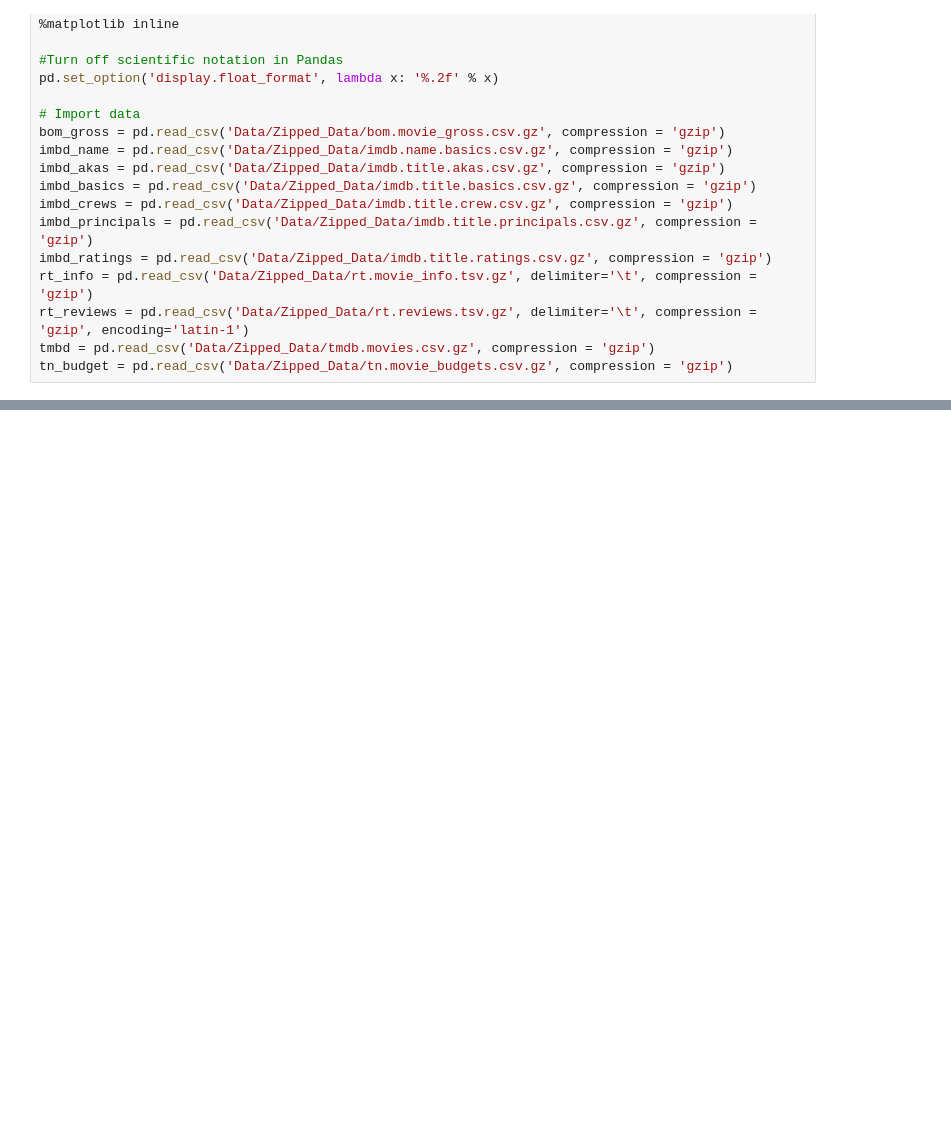
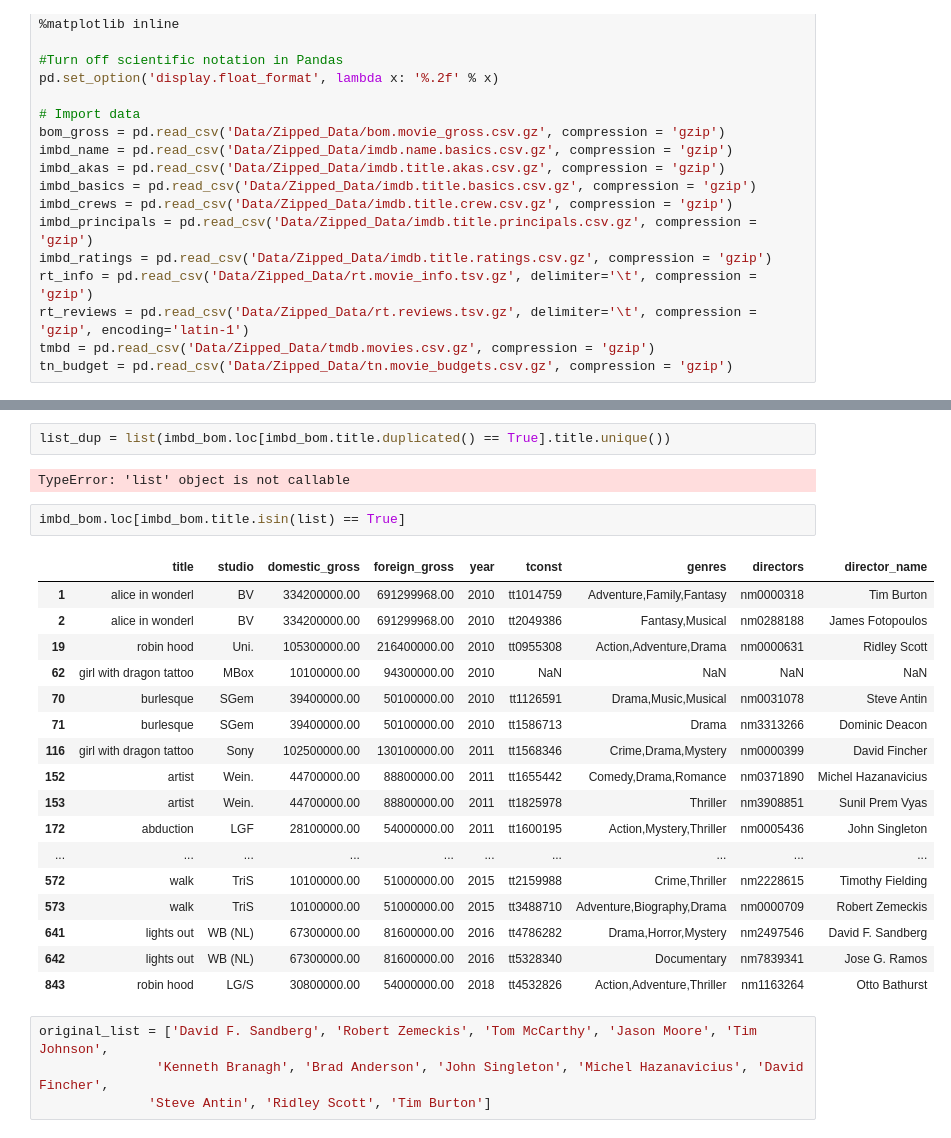
Before and after one commit to khayes847/mod-1-project, a Jupyter notebook: Project_Kyle.ipynb, the cells around one changed output, grey strips where cells are left out. Cells and saved outputs as stored; diff of their text form; blank space fills up the shorter version.

```diff
--- a/Project_Kyle.ipynb
+++ b/Project_Kyle.ipynb
@@ -137,0 +270,28 @@ imbd_name['known_for_titles'] = imbd_name['known_for_titles'].str.split(',')
+# %%
+list_dup = list(imbd_bom.loc[imbd_bom.title.duplicated() == True].title.unique())
+# %% [output]
+TypeError: 'list' object is not callable
+# %%
+imbd_bom.loc[imbd_bom.title.isin(list) == True]
+# %% [output]
+|  | title | studio | domestic_gross | foreign_gross | year | tconst | genres | directors | director_name |
+| 1 | alice in wonderl | BV | 334200000.00 | 691299968.00 | 2010 | tt1014759 | Adventure,Family,Fantasy | nm0000318 | Tim Burton |
+| 2 | alice in wonderl | BV | 334200000.00 | 691299968.00 | 2010 | tt2049386 | Fantasy,Musical | nm0288188 | James Fotopoulos |
+| 19 | robin hood | Uni. | 105300000.00 | 216400000.00 | 2010 | tt0955308 | Action,Adventure,Drama | nm0000631 | Ridley Scott |
+| 62 | girl with dragon tattoo | MBox | 10100000.00 | 94300000.00 | 2010 | NaN | NaN | NaN | NaN |
+| 70 | burlesque | SGem | 39400000.00 | 50100000.00 | 2010 | tt1126591 | Drama,Music,Musical | nm0031078 | Steve Antin |
+| 71 | burlesque | SGem | 39400000.00 | 50100000.00 | 2010 | tt1586713 | Drama | nm3313266 | Dominic Deacon |
+| 116 | girl with dragon tattoo | Sony | 102500000.00 | 130100000.00 | 2011 | tt1568346 | Crime,Drama,Mystery | nm0000399 | David Fincher |
+| 152 | artist | Wein. | 44700000.00 | 88800000.00 | 2011 | tt1655442 | Comedy,Drama,Romance | nm0371890 | Michel Hazanavicius |
+| 153 | artist | Wein. | 44700000.00 | 88800000.00 | 2011 | tt1825978 | Thriller | nm3908851 | Sunil Prem Vyas |
+| 172 | abduction | LGF | 28100000.00 | 54000000.00 | 2011 | tt1600195 | Action,Mystery,Thriller | nm0005436 | John Singleton |
+| ... | ... | ... | ... | ... | ... | ... | ... | ... | ... |
+| 572 | walk | TriS | 10100000.00 | 51000000.00 | 2015 | tt2159988 | Crime,Thriller | nm2228615 | Timothy Fielding |
+| 573 | walk | TriS | 10100000.00 | 51000000.00 | 2015 | tt3488710 | Adventure,Biography,Drama | nm0000709 | Robert Zemeckis |
+| 641 | lights out | WB (NL) | 67300000.00 | 81600000.00 | 2016 | tt4786282 | Drama,Horror,Mystery | nm2497546 | David F. Sandberg |
+| 642 | lights out | WB (NL) | 67300000.00 | 81600000.00 | 2016 | tt5328340 | Documentary | nm7839341 | Jose G. Ramos |
+| 843 | robin hood | LG/S | 30800000.00 | 54000000.00 | 2018 | tt4532826 | Action,Adventure,Thriller | nm1163264 | Otto Bathurst |
+# %%
+original_list = ['David F. Sandberg', 'Robert Zemeckis', 'Tom McCarthy', 'Jason Moore', 'Tim Johnson',
+               'Kenneth Branagh', 'Brad Anderson', 'John Singleton', 'Michel Hazanavicius', 'David Fincher',
+              'Steve Antin', 'Ridley Scott', 'Tim Burton']
```
Also changed, not shown: parts of 51 cells of this notebook.
